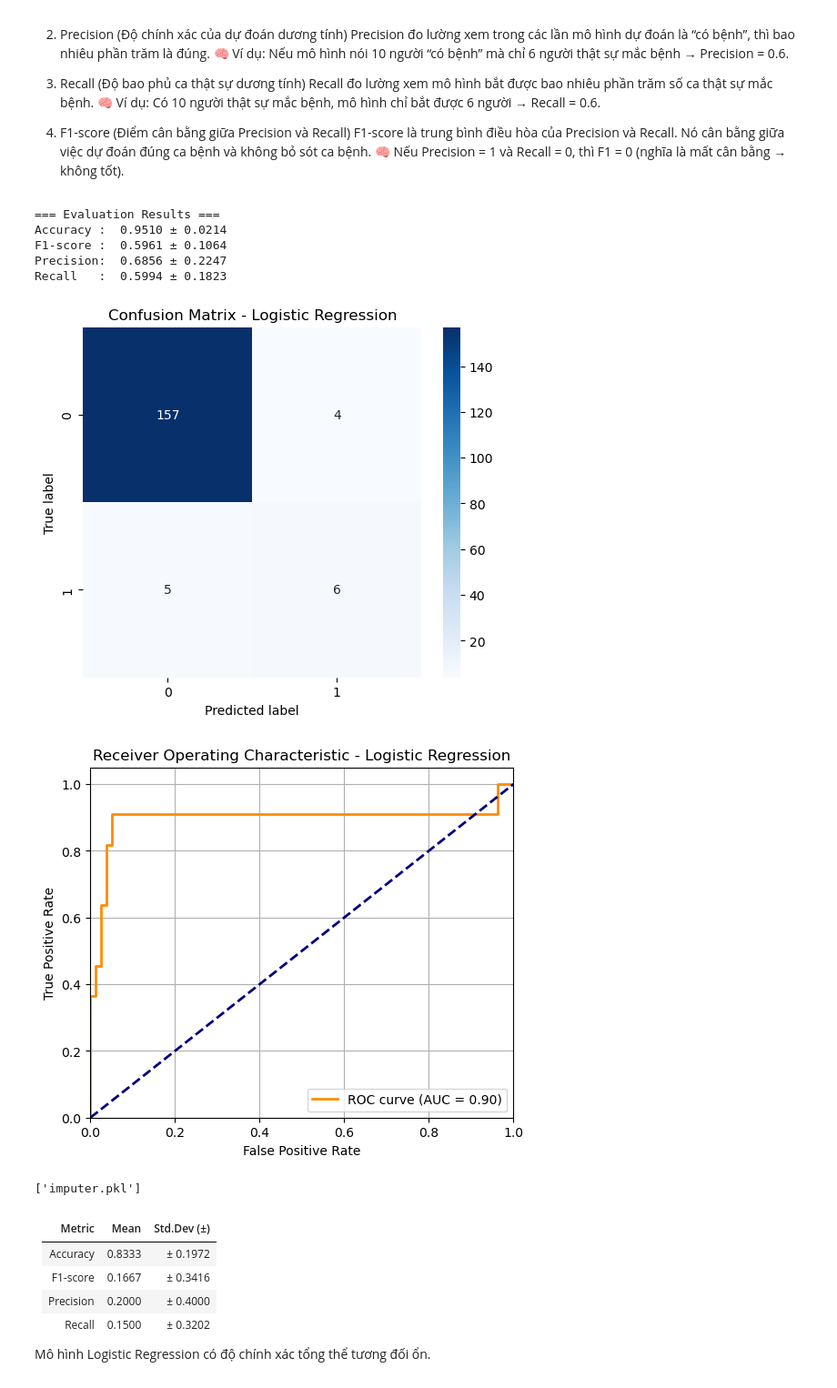
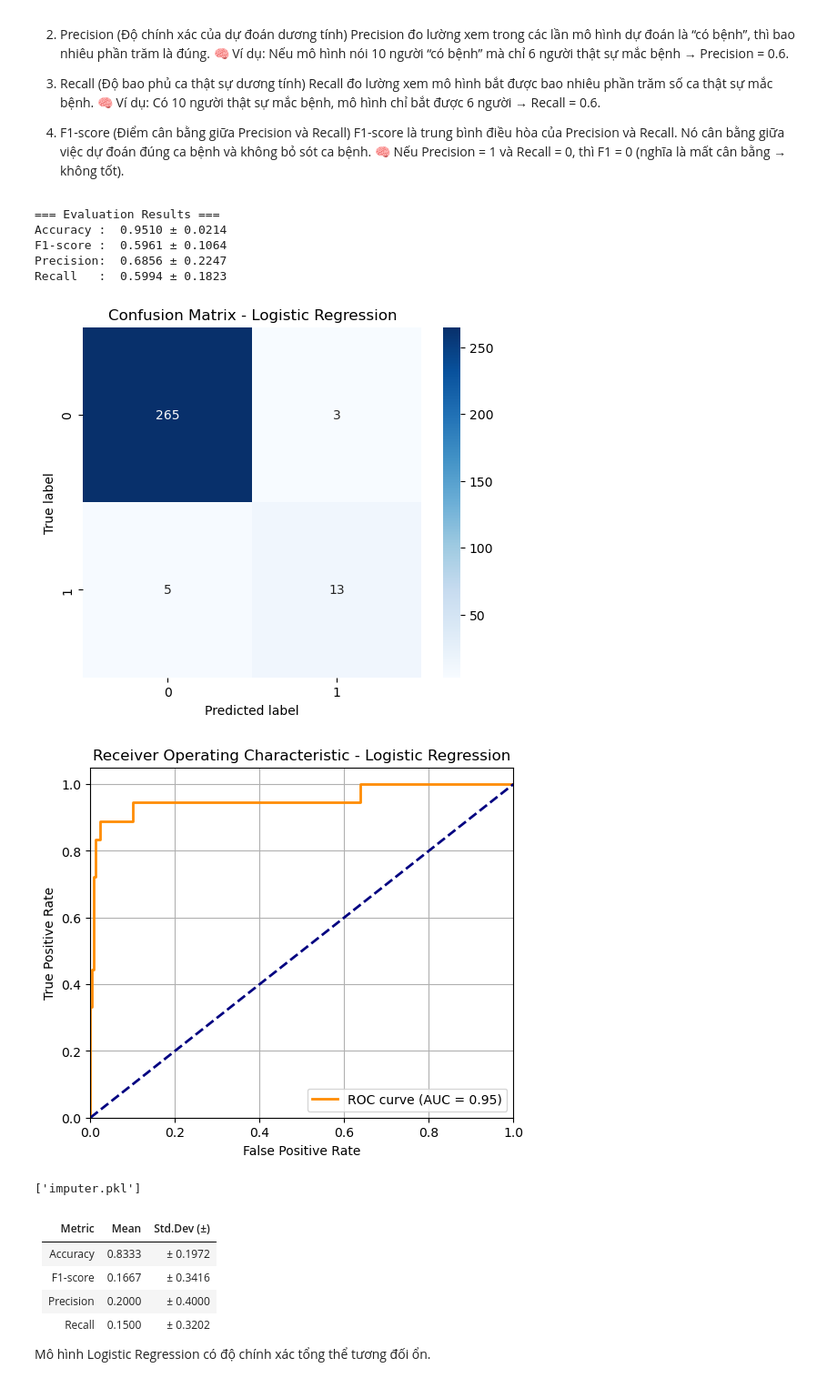
Before and after one commit to Nho094/risk_factors_cervical_cancer, a Jupyter notebook: code.ipynb, the cells around one changed output. Shown at 91% size. Saved outputs shown, nothing was run; the diff lists cells and outputs as text; code cells hidden in the pictures.

```diff
--- a/code.ipynb
+++ b/code.ipynb
@@ -93,7 +93,7 @@ df.describe()
 # %%
 imputer = SimpleImputer(strategy="mean")
 X_imputed = imputer.fit_transform(X)
-X_train, X_test, y_train, y_test = train_test_split(X, y, test_size = 0.2, random_state= 42, stratify=y)
+X_train, X_test, y_train, y_test = train_test_split(X, y, test_size = 1/3.0, random_state= 42, stratify=y)
 # %%
 def evaluate_model(model, X, y, k=10):
     accuracy_scores = []
@@ -120,6 +120,10 @@ def evaluate_model(model, X, y, k=10):
     print(f"F1-score :  {np.mean(f1_scores):.4f} ± {np.std(f1_scores):.4f}")
     print(f"Precision:  {np.mean(precision_scores):.4f} ± {np.std(precision_scores):.4f}")
     print(f"Recall   :  {np.mean(recall_scores):.4f} ± {np.std(recall_scores):.4f}")
+
+    # ✅ Fit lại mô hình trên toàn bộ tập dữ liệu
+    model.fit(X, y)
+    return model
 # %% [markdown]
 1.  Accuracy (Độ chính xác tổng thể)
     Accuracy là tỷ lệ số mẫu mà mô hình dự đoán đúng trên tổng số mẫu.
@@ -146,10 +150,10 @@ model = LogisticRegression(max_iter=1000)
 evaluate_model(model, X, y)
 
 # 2. Chia dữ liệu để vẽ biểu đồ
-X_train_cm, X_test_cm, y_train_cm, y_test_cm = train_test_split(X, y, test_size=0.2, random_state=42)
+X_train_cm, X_test_cm, y_train_cm, y_test_cm = train_test_split(X, y, test_size=1/3.0, random_state=42)
 
 # 3. Huấn luyện lại mô hình và dự đoán
-model.fit(X_train_cm, y_train_cm)
+# model.fit(X_train_cm, y_train_cm)
 y_pred_cm = model.predict(X_test_cm)
 
 # 4. Vẽ Confusion Matrix
@@ -162,37 +166,38 @@ plt.title("Confusion Matrix - Logistic Regression")
 plt.show()
 
 import joblib
 from sklearn.metrics import roc_curve, auc
 
 # 5. Tính xác suất dự đoán (predict_proba) để vẽ ROC
 y_proba = model.predict_proba(X_test_cm)[:, 1]
 
 # 6. Tính các giá trị cho ROC curve
 fpr, tpr, thresholds = roc_curve(y_test_cm, y_proba)
 roc_auc = auc(fpr, tpr)
 
 # 7. Vẽ đường ROC
 plt.figure(figsize=(6, 5))
 plt.plot(fpr, tpr, color='darkorange', lw=2, label=f'ROC curve (AUC = {roc_auc:.2f})')
 plt.plot([0, 1], [0, 1], color='navy', lw=2, linestyle='--')
 plt.xlim([0.0, 1.0])
 plt.ylim([0.0, 1.05])
 plt.xlabel('False Positive Rate')
 plt.ylabel('True Positive Rate')
 plt.title('Receiver Operating Characteristic - Logistic Regression')
 plt.legend(loc='lower right')
 plt.grid(True)
 plt.show()
-joblib.dump(model, 'logistic_model.pkl')
-joblib.dump(imputer, "imputer.pkl")
+# 8. Lưu mô hình
+joblib.dump(model, 'logistic_model.pkl')  # tên file giữ nguyên để Flask dùng
+joblib.dump(imputer, 'imputer.pkl')            # nếu bạn có dùng imputer (fit trước đó)
 # %% [output]
 === Evaluation Results ===
 Accuracy :  0.9510 ± 0.0214
 F1-score :  0.5961 ± 0.1064
 Precision:  0.6856 ± 0.2247
 Recall   :  0.5994 ± 0.1823
-[figure, old version]
+[figure, new version]
-[figure, old version]
+[figure, new version]
 ['imputer.pkl']
 # %% [markdown]
 | Metric    | Mean   | Std.Dev (±) |
```
Also changed, not shown: parts of 2 cells of this notebook, 2 other files.
